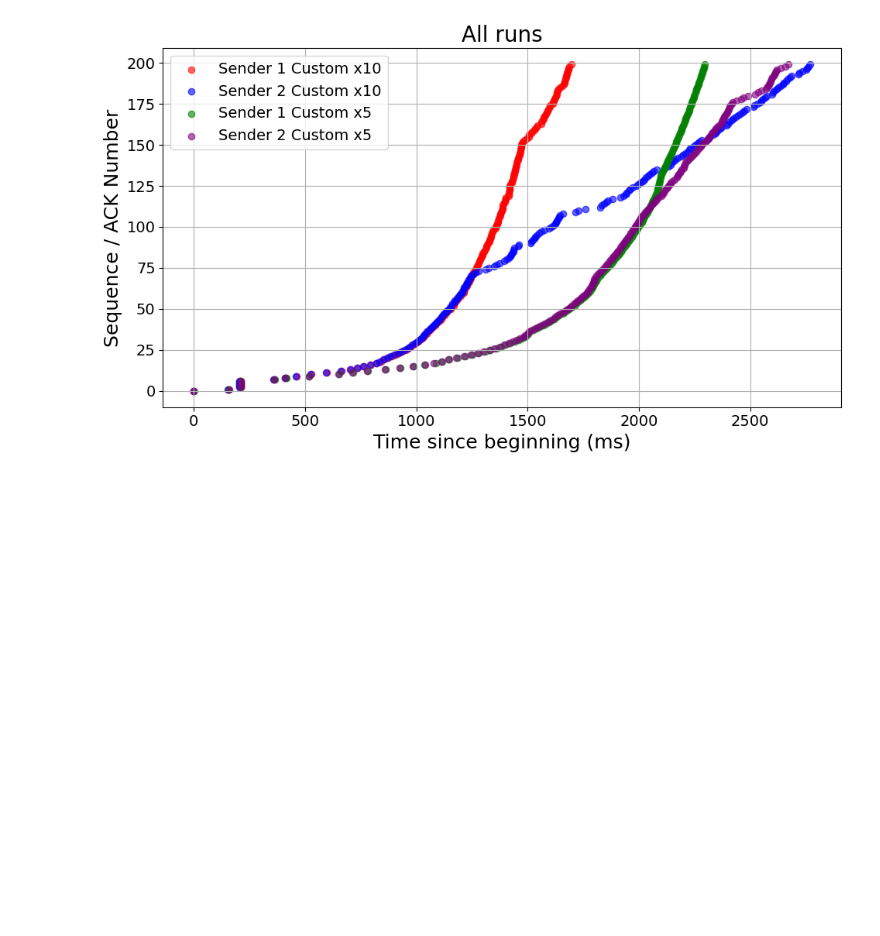
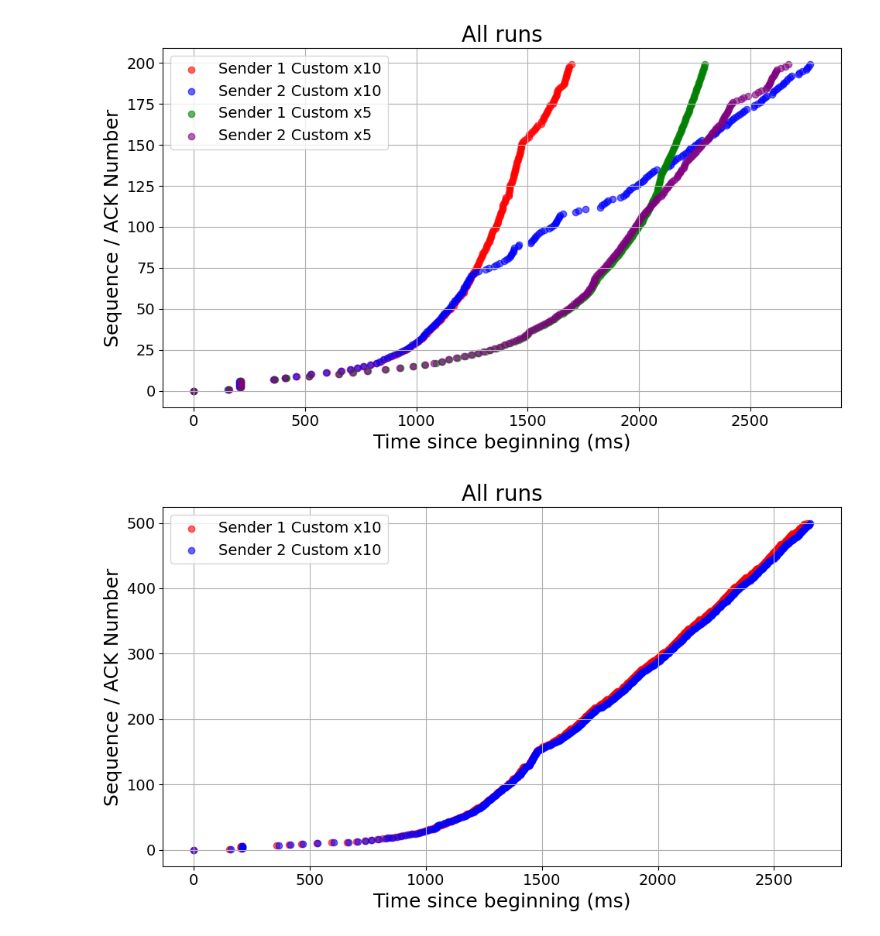
Before and after one commit to StianHaSu/TCP-Pacing-Notebooks, a Jupyter notebook: analysis/plots.ipynb, the cells around one changed output. Drawn from its saved outputs; the diff is of its cells as text; code cells hidden in the pictures; blank space fills up the shorter version.

Commit message:
add new topology

```diff
--- a/analysis/plots.ipynb
+++ b/analysis/plots.ipynb
@@ -167,3 +167,14 @@ topology_two = [
 graphs2 = plot_packets_from_pcap_files(topology_two, cutoff=GRAPH_CUTOFF)
 # %% [output]
 [figure]
+# %%
+GRAPH_CUTOFF = 500
+
+topology_three = [
+    GraphConfig(DATA_FILES_BASE_PATH + "6.12.1035_reno_10m_topology3_sender1_30s.pcap", "RENO custom paced x10", label="Sender 1 Custom x10", cutoff=GRAPH_CUTOFF, color="red"),
+    GraphConfig(DATA_FILES_BASE_PATH + "6.12.1035_reno_10m_topology3_sender2_30s.pcap", "RENO custom paced x10", label="Sender 2 Custom x10", cutoff=GRAPH_CUTOFF, color="blue"),
+]
+
+graphs3 = plot_packets_from_pcap_files(topology_three, cutoff=GRAPH_CUTOFF)
+# %% [output]
+[figure, added]
```
Also changed, not shown: 5 other files.
